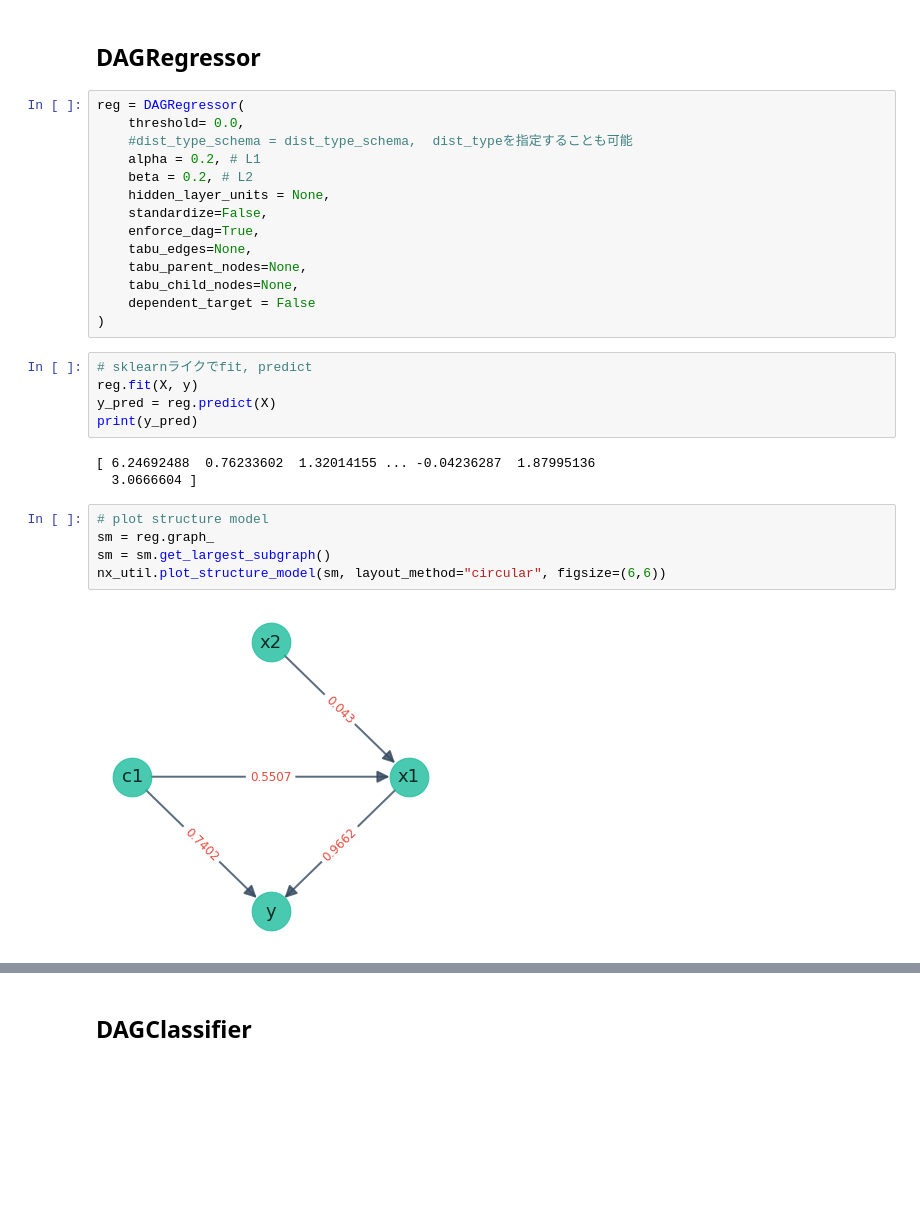
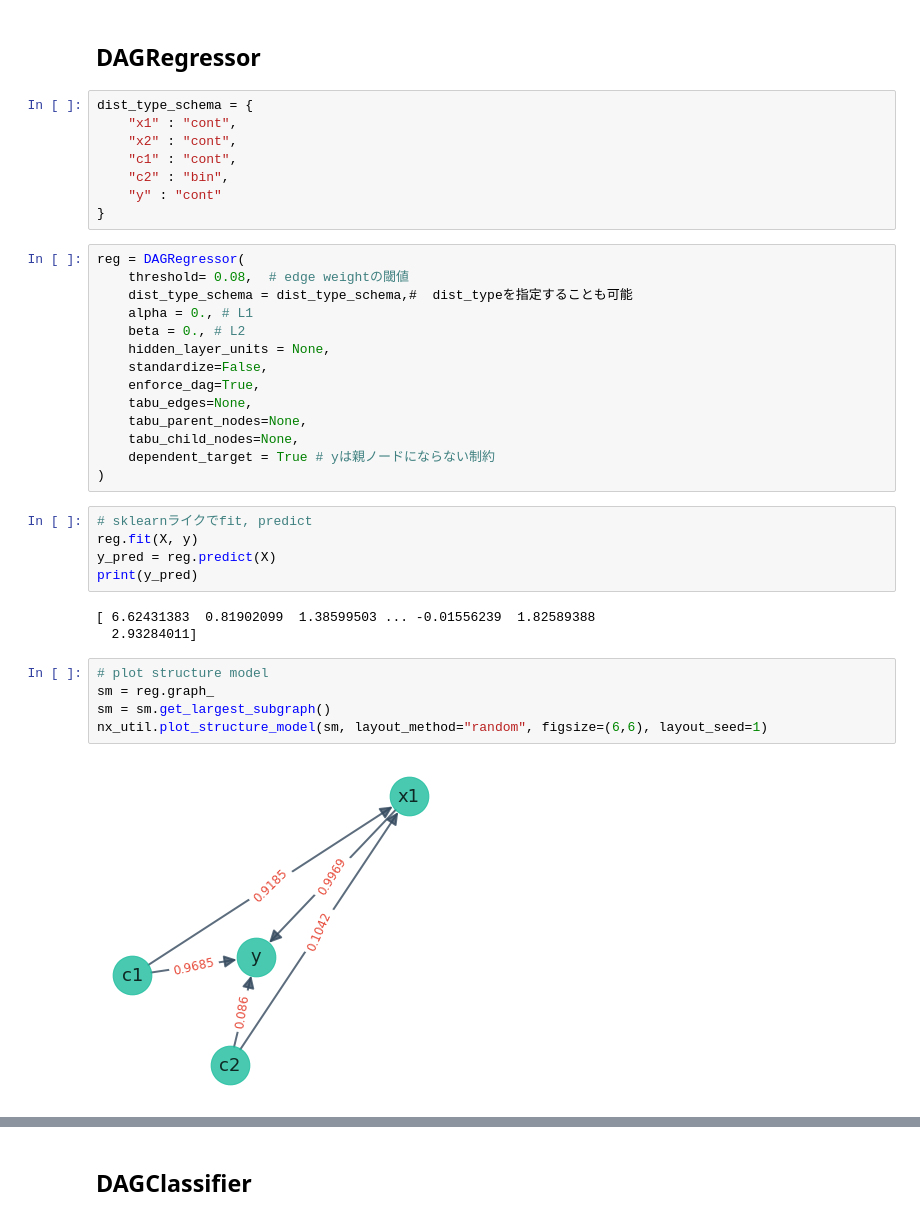
Before and after one commit to yuminaga-tech/blog, a Jupyter notebook: notebooks/202105_causalnex_trial02.ipynb, the cells around one changed output, grey strips where cells are left out. Cells and saved outputs as stored; diff of their text form; blank space fills up the shorter version.

```diff
--- a/notebooks/202105_causalnex_trial02.ipynb
+++ b/notebooks/202105_causalnex_trial02.ipynb
@@ -71,19 +71,27 @@ print(X.shape)
 # NOTEARSをsklearn interfaceのmethodで実行
 # %% [markdown]
 ## DAGRegressor
+# %%
+dist_type_schema = {
+    "x1" : "cont",
+    "x2" : "cont",
+    "c1" : "cont",
+    "c2" : "bin",
+    "y" : "cont"
+}
 # %%
 reg = DAGRegressor(
-    threshold= 0.0,
-    #dist_type_schema = dist_type_schema,  dist_typeを指定することも可能
-    alpha = 0.2, # L1
-    beta = 0.2, # L2
+    threshold= 0.08,  # edge weightの閾値
+    dist_type_schema = dist_type_schema,#  dist_typeを指定することも可能
+    alpha = 0., # L1
+    beta = 0., # L2
     hidden_layer_units = None,
     standardize=False,
     enforce_dag=True,
     tabu_edges=None,
     tabu_parent_nodes=None,
     tabu_child_nodes=None,
-    dependent_target = False
+    dependent_target = True # yは親ノードにならない制約
 )
 # %%
 # sklearnライクでfit, predict
@@ -91,15 +99,15 @@ reg.fit(X, y)
 y_pred = reg.predict(X)
 print(y_pred)
 # %% [output]
-[ 6.24692488  0.76233602  1.32014155 ... -0.04236287  1.87995136
-  3.0666604 ]
+[ 6.62431383  0.81902099  1.38599503 ... -0.01556239  1.82589388
+  2.93284011]
 # %%
 # plot structure model
 sm = reg.graph_
 sm = sm.get_largest_subgraph()
-nx_util.plot_structure_model(sm, layout_method="circular", figsize=(6,6))
+nx_util.plot_structure_model(sm, layout_method="random", figsize=(6,6), layout_seed=1)
 # %% [output]
-[figure, old version]
+[figure, new version]
 # %%
 # weightをprint
 nx_util.print_weights(sm)
```
Also changed, not shown: parts of 21 cells of this notebook.
